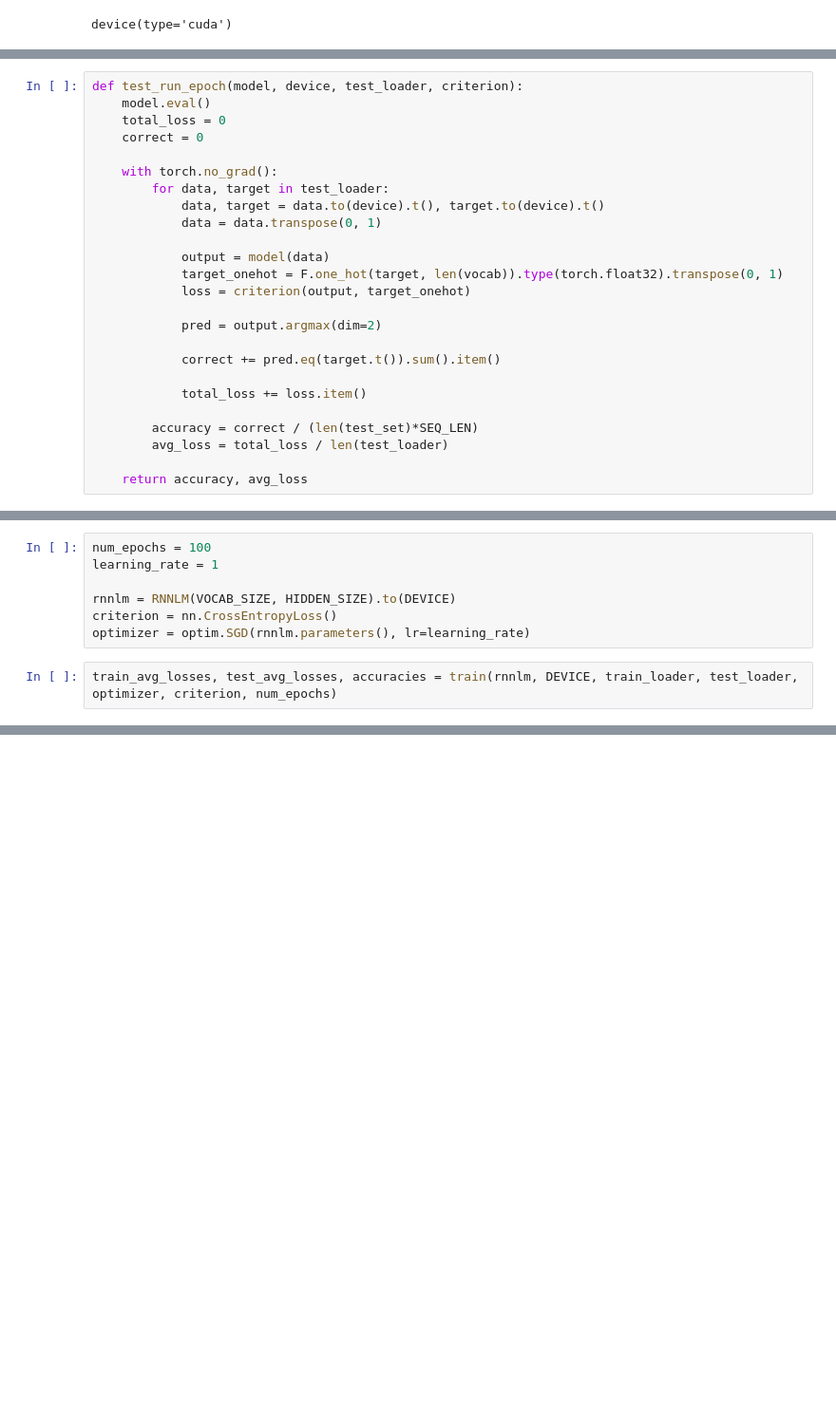
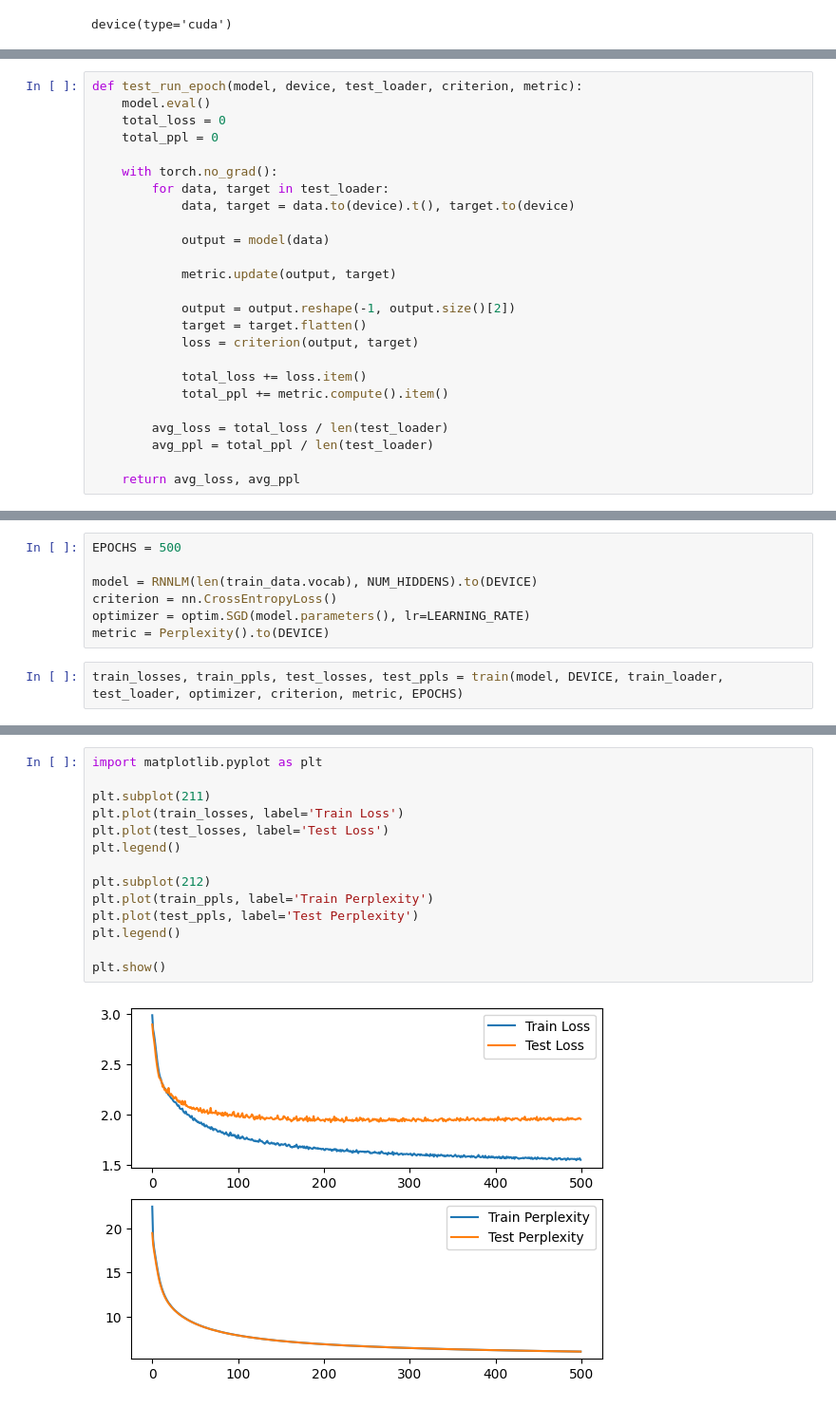
Before and after one commit to cwhoaon/d2l.ai_implementation, a Jupyter notebook: chapter9/RNN.ipynb, the cells around one changed output, grey strips where cells are left out. Shown at 95% size. Cells and saved outputs as stored; diff of their text form; blank space fills up the shorter version.

```diff
--- a/chapter9/RNN.ipynb
+++ b/chapter9/RNN.ipynb
@@ -151,26 +170,26 @@ def train_run_epoch(model, device, train_loader, optimizer, criterion):
 # %%
-def test_run_epoch(model, device, test_loader, criterion):
+def test_run_epoch(model, device, test_loader, criterion, metric):
     model.eval()
     total_loss = 0
-    correct = 0
+    total_ppl = 0
 
     with torch.no_grad():
         for data, target in test_loader:
-            data, target = data.to(device).t(), target.to(device).t()
-            data = data.transpose(0, 1)
+            data, target = data.to(device).t(), target.to(device)
 
             output = model(data)
-            target_onehot = F.one_hot(target, len(vocab)).type(torch.float32).transpose(0, 1)
-            loss = criterion(output, target_onehot)
 
-            pred = output.argmax(dim=2)
+            metric.update(output, target)
 
-            correct += pred.eq(target.t()).sum().item()
+            output = output.reshape(-1, output.size()[2])
+            target = target.flatten()
+            loss = criterion(output, target)
 
             total_loss += loss.item()
+            total_ppl += metric.compute().item()
 
-        accuracy = correct / (len(test_set)*SEQ_LEN)
         avg_loss = total_loss / len(test_loader)
+        avg_ppl = total_ppl / len(test_loader)
 
-    return accuracy, avg_loss
+    return avg_loss, avg_ppl
 # %%
@@ -197,10 +219,10 @@ def train(model, device, train_loder, test_loader, optimizer, criterion, num_epo
 # %%
-num_epochs = 100
-learning_rate = 1
+EPOCHS = 500
 
-rnnlm = RNNLM(VOCAB_SIZE, HIDDEN_SIZE).to(DEVICE)
+model = RNNLM(len(train_data.vocab), NUM_HIDDENS).to(DEVICE)
 criterion = nn.CrossEntropyLoss()
-optimizer = optim.SGD(rnnlm.parameters(), lr=learning_rate)
+optimizer = optim.SGD(model.parameters(), lr=LEARNING_RATE)
+metric = Perplexity().to(DEVICE)
 # %%
-train_avg_losses, test_avg_losses, accuracies = train(rnnlm, DEVICE, train_loader, test_loader, optimizer, criterion, num_epochs)
+train_losses, train_ppls, test_losses, test_ppls = train(model, DEVICE, train_loader, test_loader, optimizer, criterion, metric, EPOCHS)
 # %% [output]
@@ -227,0 +246,16 @@ def interpret(data):
+# %%
+import matplotlib.pyplot as plt
+
+plt.subplot(211)
+plt.plot(train_losses, label='Train Loss')
+plt.plot(test_losses, label='Test Loss')
+plt.legend()
+
+plt.subplot(212)
+plt.plot(train_ppls, label='Train Perplexity')
+plt.plot(test_ppls, label='Test Perplexity')
+plt.legend()
+
+plt.show()
+# %% [output]
+[figure, added]
```
Also changed, not shown: parts of 20 cells of this notebook, 1 other file.
